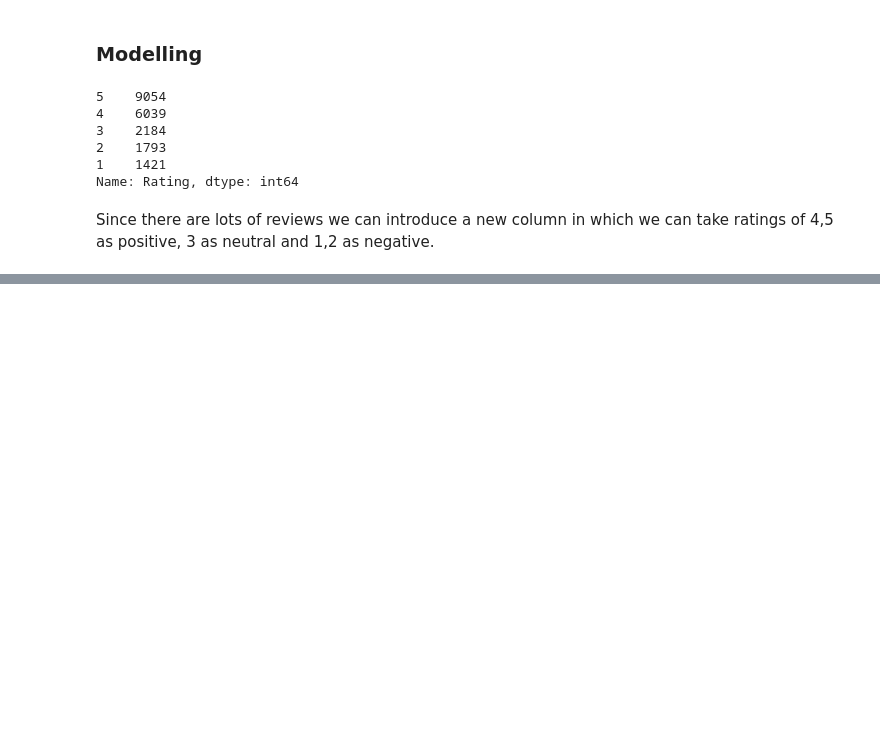
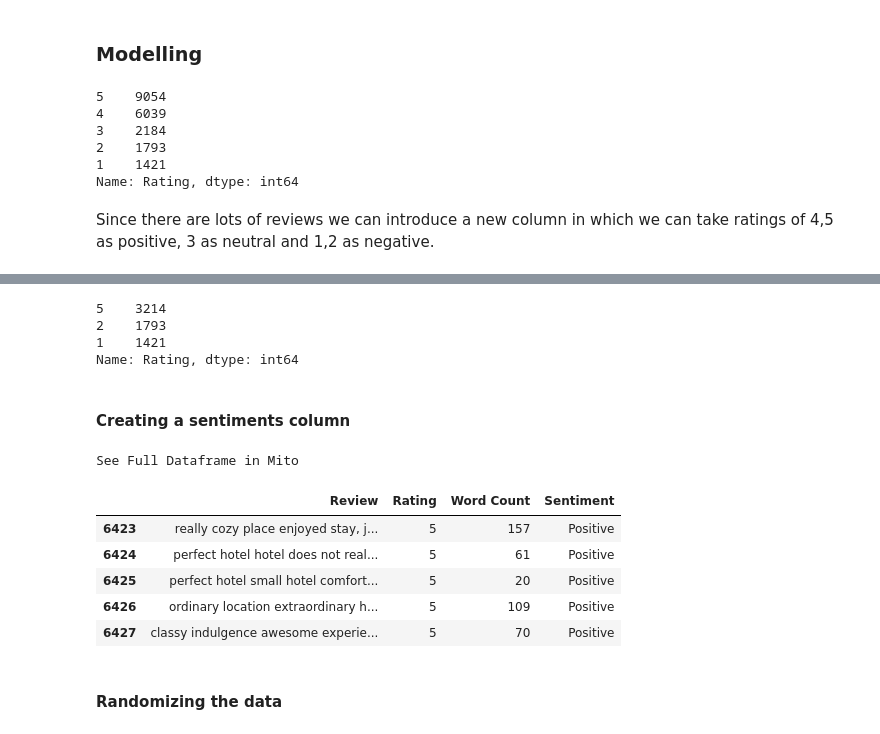
Before and after one commit to wildraft/Tripadvisor_Reviews, a Jupyter notebook: NLP.ipynb, the cells around one changed output, grey strips where cells are left out. Saved outputs shown, nothing was run; the diff lists cells and outputs as text; code cells hidden in the pictures; blank space fills up the shorter version.

```diff
--- a/NLP.ipynb
+++ b/NLP.ipynb
@@ -141,0 +181,2 @@ Since there are lots of reviews we can introduce a new column in  which we can t
+# %%
+df_positive = df_five[:len(df_negative)]
@@ -141,0 +187,4 @@ Since there are lots of reviews we can introduce a new column in  which we can t
+# %%
+df_all = pd.concat([df_negative,df_positive],axis=0)
+# %%
+df_all = df_all.reset_index(drop=True)
@@ -141,0 +205,23 @@ Since there are lots of reviews we can introduce a new column in  which we can t
+# %%
+df_all["Rating"].value_counts()
+# %% [output]
+5    3214
+2    1793
+1    1421
+Name: Rating, dtype: int64
+# %% [markdown]
+#### Creating a sentiments column
+# %%
+df_all["Sentiment"]  = np.where(df_all["Rating"] == 5, "Positive", "Negative")
+# %%
+df_all.tail()
+# %% [output]
+See Full Dataframe in Mito
+|  | Review | Rating | Word Count | Sentiment |
+| 6423 | really cozy place enjoyed stay, j... | 5 | 157 | Positive |
+| 6424 | perfect hotel hotel does not real... | 5 | 61 | Positive |
+| 6425 | perfect hotel small hotel comfort... | 5 | 20 | Positive |
+| 6426 | ordinary location extraordinary h... | 5 | 109 | Positive |
+| 6427 | classy indulgence awesome experie... | 5 | 70 | Positive |
+# %% [markdown]
+#### Randomizing the data
```
Also changed, not shown: parts of 52 cells of this notebook.
